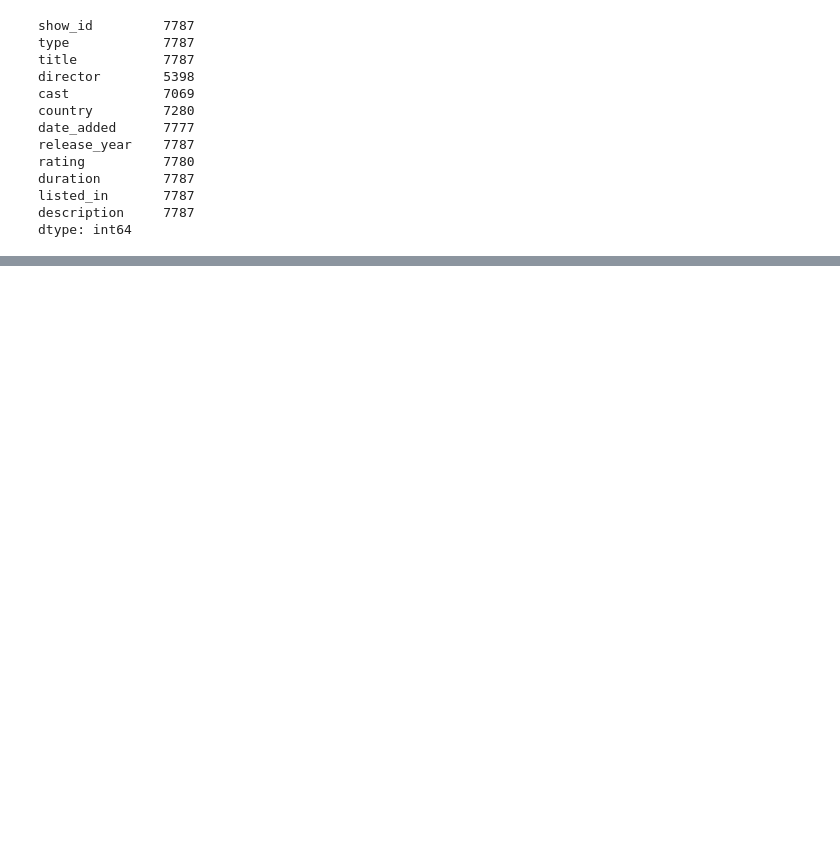
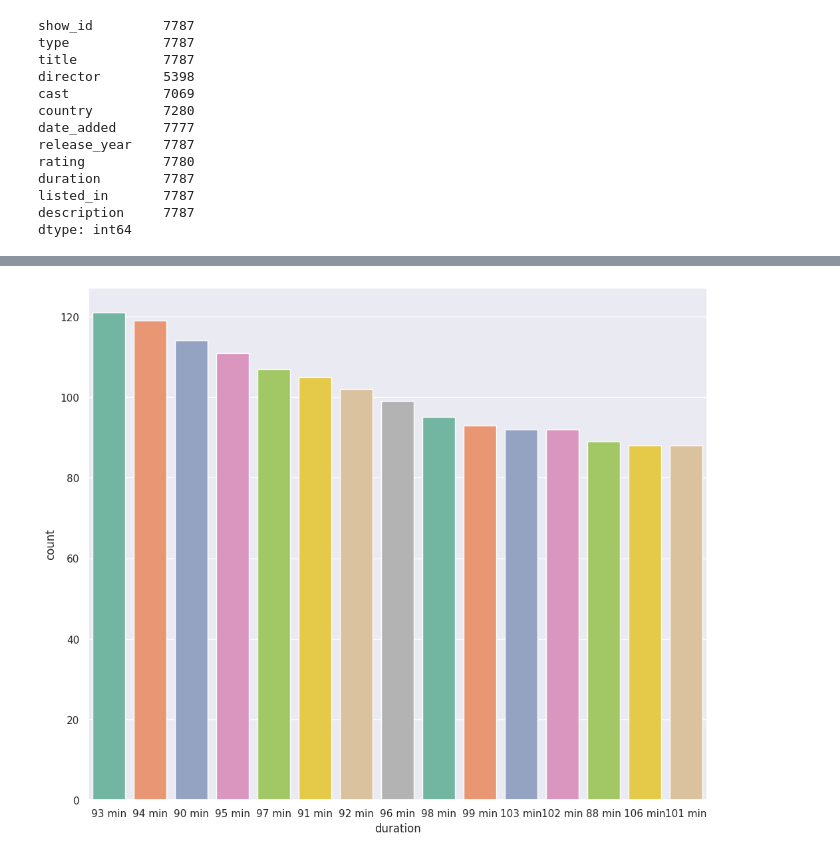
Before and after one commit to vidhik2002/Movie-Recommendation-Netflix, a Jupyter notebook: Recommendation-System.ipynb, the cells around one changed output, grey strips where cells are left out. Saved outputs shown, nothing was run; the diff lists cells and outputs as text; code cells hidden in the pictures; blank space fills up the shorter version.

```diff
--- a/Recommendation-System.ipynb
+++ b/Recommendation-System.ipynb
@@ -42,0 +83,6 @@ ax = sns.countplot(x="type", data=netflix_overall, palette = "Set1")
+# %%
+plt.figure(figsize=(12,10))
+sns.set(style="darkgrid")
+ax = sns.countplot(x="duration", data=netflix_movies, palette="Set2", order=netflix_movies['duration'].value_counts().index[0:15])
+# %% [output]
+[figure, added]
```
Also changed, not shown: parts of 13 cells of this notebook.
